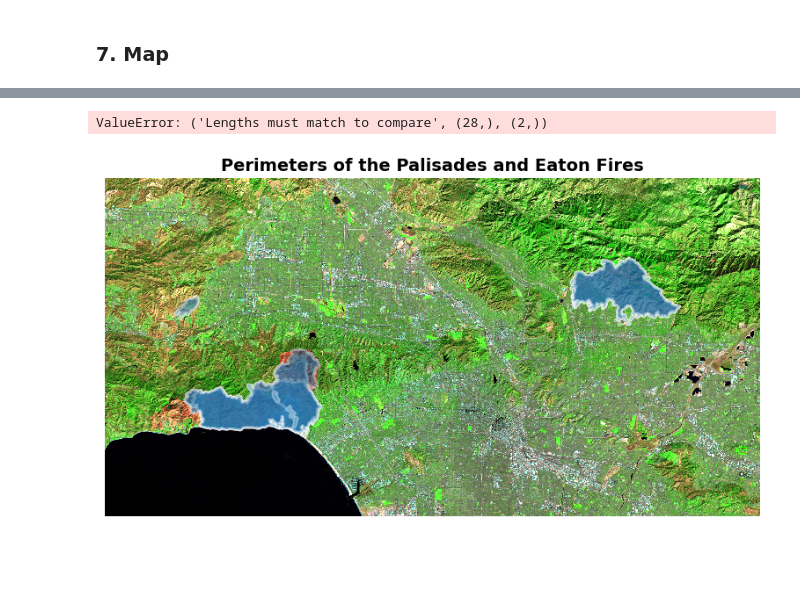
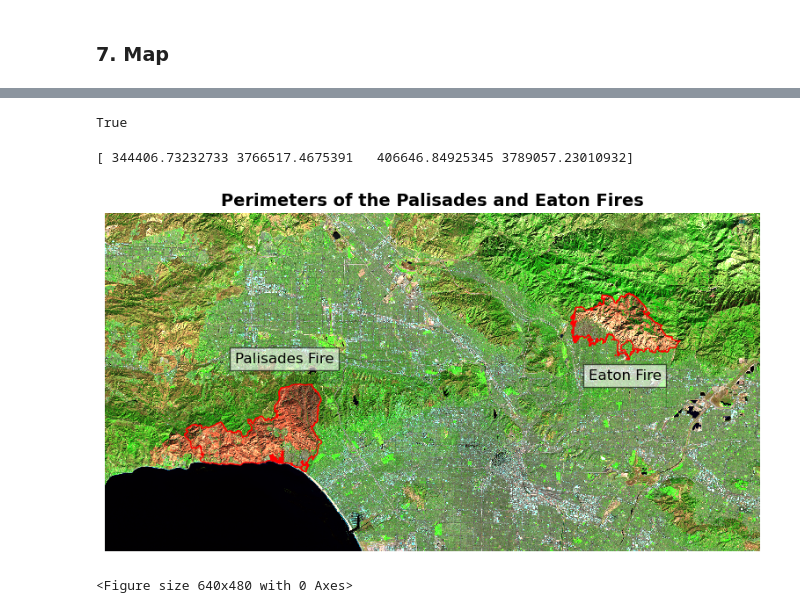
Before and after one commit to mmorenorolon/eds220-hwk4, a Jupyter notebook: hwk4-task2-false-color-MORENOROLON.ipynb, the cells around one changed output, grey strips where cells are left out. Cells and saved outputs as stored; diff of their text form; code cells hidden in the pictures; blank space fills up the shorter version.

Commit message:
Edit title

```diff
--- a/hwk4-task2-false-color-MORENOROLON.ipynb
+++ b/hwk4-task2-false-color-MORENOROLON.ipynb
@@ -119,0 +223,6 @@ fire_perimeters_dissolved = pd.concat([palisades_boundary, fire_perimeters])
+# %%
+# Concatenate both geodataframes
+fires = gpd.GeoDataFrame(pd.concat([eaton_fire, palis_fire], ignore_index= True))
+
+# View the first five rows of `fires`
+fires.head()
@@ -131,0 +265,9 @@ def check_polygons(gdf):
+# %%
+# Rename the `shape_are` and `shape_len` columns
+fires= fires.rename(columns={
+    "shape_are": "area",
+    "shape_len": "length"
+})
+
+# View the dataframe with the renamed columns
+fires.columns
@@ -268,3 +479,3 @@ landsat8_filled[['swir22', 'nir08', 'red']].to_array().plot.imshow(robust=True)
 # %%
-# Reproject the fire_perimeters polygons to the landsat dataset
-fire_perimeters_dissolved = fire_perimeters_dissolved.to_crs(landsat8_filled.rio.crs)
+# Reproject the `fires` polygons to the landsat dataset
+fires = fires.to_crs(landsat8_filled.rio.crs)
@@ -305,20 +482,43 @@ fires_clipped = gpd.clip(fire_perimeters_dissolved, (334395.0, 3756525.0, 416655
-# %%
-fires_clipped[(fires_clipped['mission'] == 'CA-LFD-PALISADES-N40Y') & (fires_clipped['incident_n'] == ['Palisades', 'Eaton'])]
-# %% [output]
-ValueError: ('Lengths must match to compare', (28,), (2,))
+# %%
+# Check that the CRS's match after reprojection
+fires.crs == landsat8.rio.crs
+# %% [output]
+True
+# %%
+print(fires.total_bounds)
+# %% [output]
+[ 344406.73232733 3766517.4675391   406646.84925345 3789057.23010932]
 # %%
+# Create empty plot
 fig, ax = plt.subplots(figsize=(11,5))
 ax.axis('off')
 
+# Show the shortwave infrared/near-infrared/red false color image together with both fire perimeters
 landsat8_filled[['swir22', 'nir08', 'red']].to_array().plot.imshow(robust=True, ax = ax)
-fires_clipped.plot(ax = ax,
-                     color= None,
-                     alpha = 0.2,
-                     edgecolor= 'white',
-                     linewidth=2)
+fires.plot(ax=ax,
+           column='fire_name',
+           legend=True,
+           color = 'none',
+           edgecolor='red')
 
+# Add a title
 ax.set_title("Perimeters of the Palisades and Eaton Fires", fontsize=14, fontweight='bold')
 
+# Add text annotation for the Eaton Fire
+ax.text(0.85, 0.5, "Eaton Fire",
+        transform=ax.transAxes,  # relative to axes (0–1)
+        ha="right", va="bottom",
+        fontsize=12, bbox=dict(facecolor="white", alpha=0.6))
+
+# Add text annotation for the Palisades Fire
+ax.text(0.35, 0.55, "Palisades Fire",
+        transform=ax.transAxes,  # relative to axes (0–1)
+        ha="right", va="bottom",
+        fontsize=12, bbox=dict(facecolor="white", alpha=0.6))
+
+# Display plot
 plt.show()
+plt.tight_layout()
 # %% [output]
-[figure, old version]
+[figure, new version]
+<Figure size 640x480 with 0 Axes>
```
Also changed, not shown: parts of 78 cells of this notebook.
